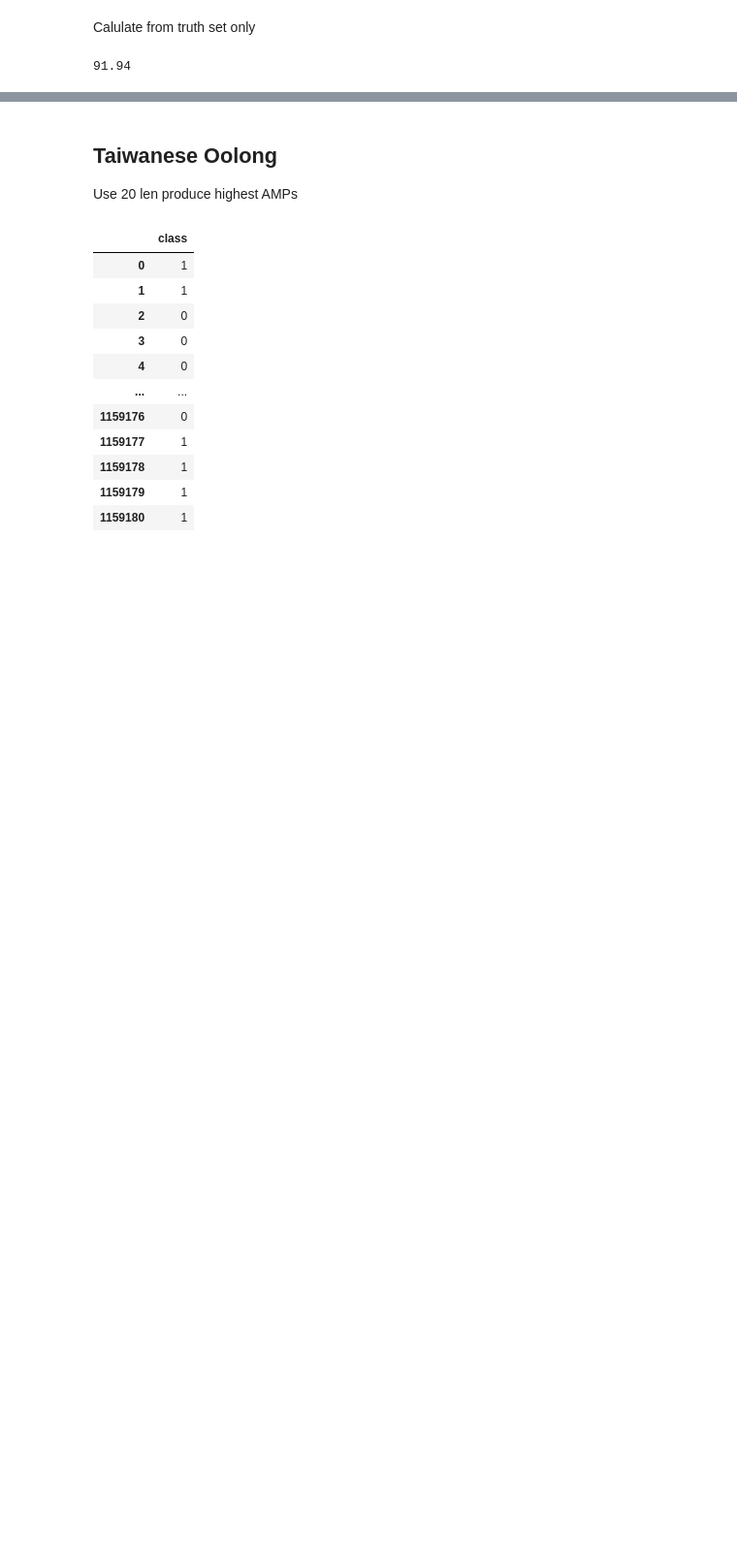
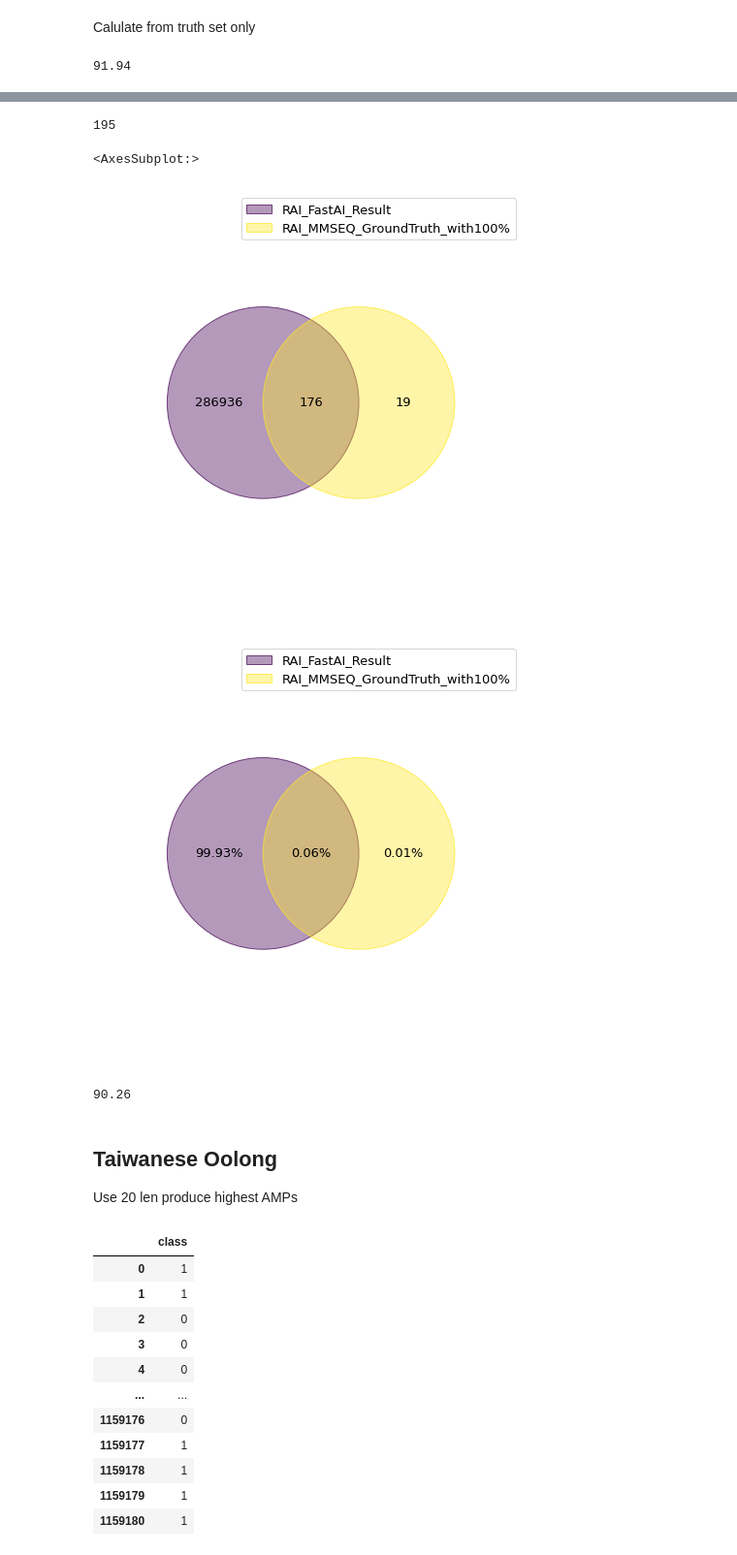
Before and after one commit to silenus092/AMPsDetector, a Jupyter notebook: VerifyAMPs/CompareResult.ipynb, the cells around one changed output, grey strips where cells are left out. Shown at 97% size. Cells and saved outputs as stored; diff of their text form; code cells hidden in the pictures; blank space fills up the shorter version.

```diff
--- a/VerifyAMPs/CompareResult.ipynb
+++ b/VerifyAMPs/CompareResult.ipynb
@@ -35,6 +52,6 @@ rat_ML
 # %%
 rat_read_len10_truth = pd.read_csv("/home/kongkitimanonk/SCRATCH_NOBAK/cd-hit/fasta/output/rat.alnRes.m8.len10.tsv",encoding = "ISO-8859-1", sep='\t',header=None)
-#rat_read_len10_truth.columns =  columns
+rat_read_len10_truth.columns =  columns
 rat_read_len10_truth
 # %% [output]
 |  | ID_Query | ID_Target | sequence_identity | alignment_length | number_of_mismatches | number_of_gap_openings | ... |
@@ -96,0 +116,3 @@ print("%.2f" % accuracy)
+# %%
+filtered_rat_read_len10_truth = rat_read_len10_truth[rat_read_len10_truth['sequence_identity'] == 1]
+filtered_rat_read_len10_truth
@@ -97,3 +133,24 @@ print("%.2f" % accuracy)
+# %%
+RAT_total_AMPS_with100 = len(filtered_rat_read_len10_truth['ID_Query'].unique())
+RAT_total_AMPS_with100
+# %% [output]
+195
+# %%
+RATSamples = {
+    "RAI_FastAI_Result":  set(rat_AMPs_ML.index.values),
+    "RAI_MMSEQ_GroundTruth_with100%": set(filtered_rat_read_len10_truth['ID_Query']),
+}
+venn(RATSamples)
+venn(RATSamples, fmt="{percentage:.2f}%")
+# %% [output]
+<AxesSubplot:>
+[figure, added]
+[figure, added]
+# %%
+accuracy = (176/RAT_total_AMPS_with100 )*100
+print("%.2f" % accuracy)
+# %% [output]
+90.26
 # %% [markdown]
 ## Taiwanese Oolong
 
```
Also changed, not shown: parts of 9 cells of this notebook, 5 other files.
